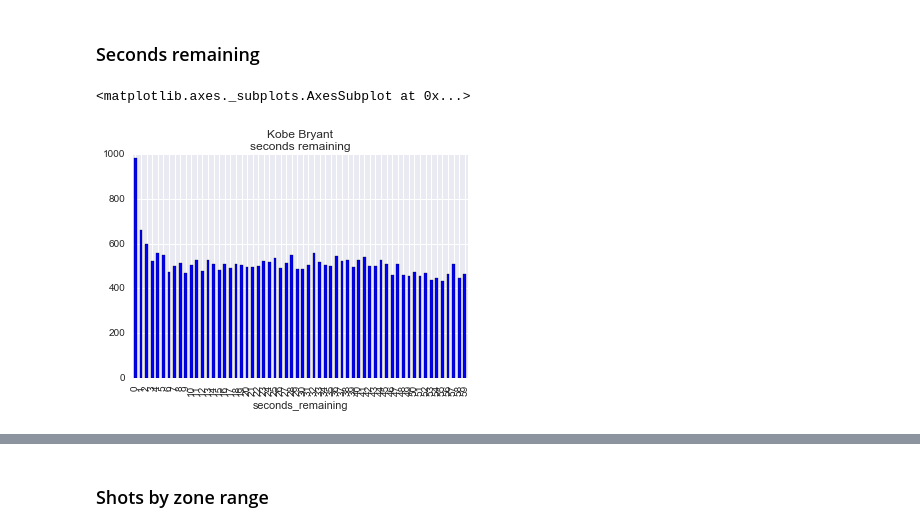
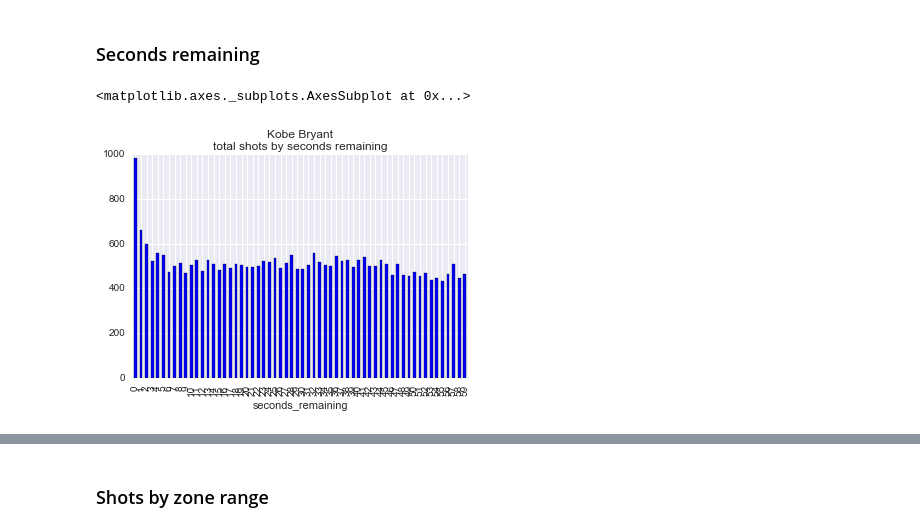
Before and after one commit to joaopcoelho/kobe-shots, a Jupyter notebook: kobe.ipynb, the cells around one changed output, grey strips where cells are left out. Cells and saved outputs as stored; diff of their text form; code cells hidden in the pictures.

```diff
--- a/kobe.ipynb
+++ b/kobe.ipynb
@@ -167,5 +187,5 @@ seconds = pd.pivot_table(data, index="seconds_remaining", values="shot_id", aggf
 # %%
-seconds.plot.bar(title='Kobe Bryant\nseconds remaining')
+seconds.plot.bar(title='Kobe Bryant\ntotal shots by seconds remaining')
 # %% [output]
 <matplotlib.axes._subplots.AxesSubplot at 0x...>
-[figure, old version]
+[figure, new version]
```
Also changed, not shown: parts of 12 cells of this notebook.
